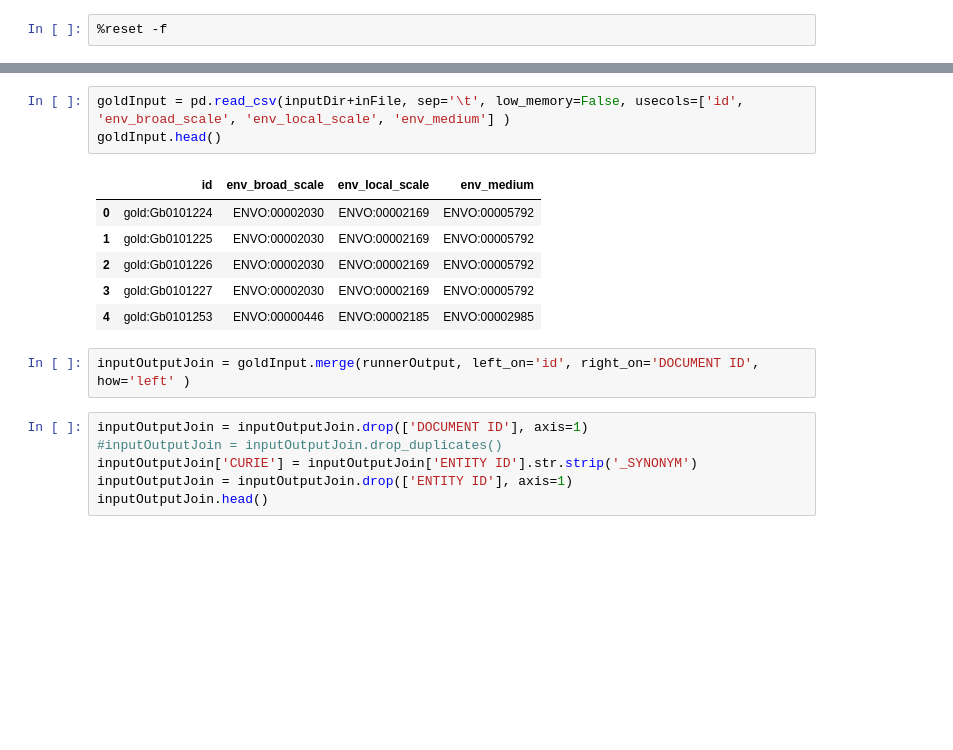
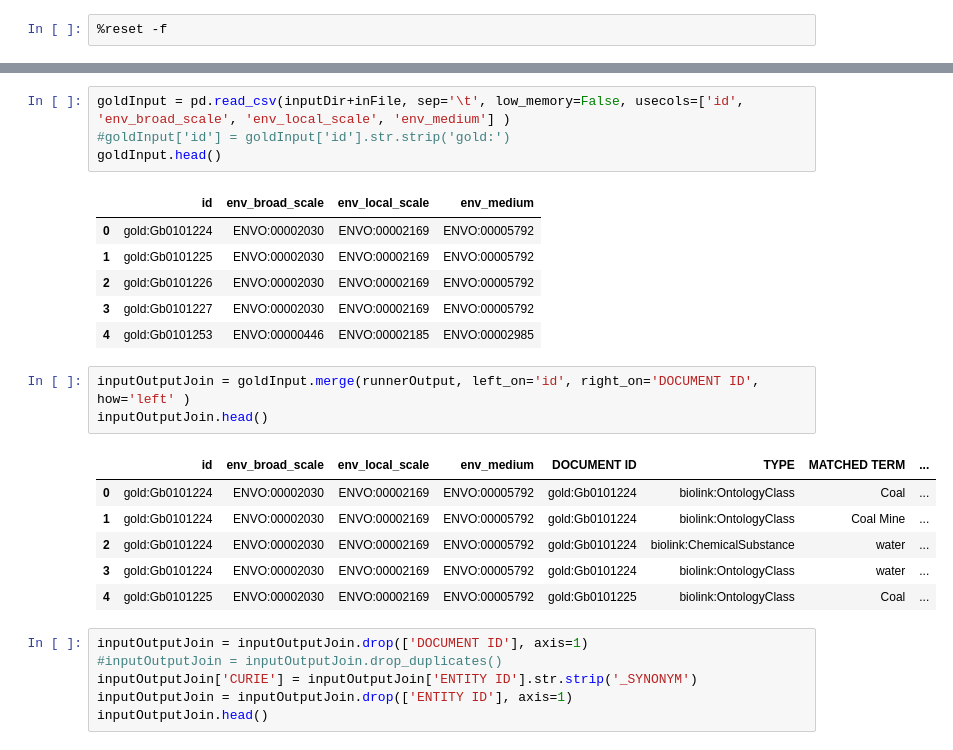
Before and after one commit to INCATools/biosample-analysis, a Jupyter notebook: src/notebooks/Gold database Analysis.ipynb, the cells around one changed output, grey strips where cells are left out. Cells and saved outputs as stored; diff of their text form; blank space fills up the shorter version.

```diff
--- a/src/notebooks/Gold database Analysis.ipynb
+++ b/src/notebooks/Gold database Analysis.ipynb
@@ -22,5 +99,6 @@ runnerOutput.head()
 # %%
 goldInput = pd.read_csv(inputDir+inFile, sep='\t', low_memory=False, usecols=['id', 'env_broad_scale', 'env_local_scale', 'env_medium'] )
+#goldInput['id'] = goldInput['id'].str.strip('gold:')
 goldInput.head()
 # %% [output]
 |  | id | env_broad_scale | env_local_scale | env_medium |
@@ -31,6 +109,14 @@ goldInput.head()
 | 4 | gold:Gb0101253 | ENVO:00000446 | ENVO:00002185 | ENVO:00002985 |
 # %%
 inputOutputJoin = goldInput.merge(runnerOutput, left_on='id', right_on='DOCUMENT ID', how='left' )
+inputOutputJoin.head()
+# %% [output]
+|  | id | env_broad_scale | env_local_scale | env_medium | DOCUMENT ID | TYPE | MATCHED TERM | ... |
+| 0 | gold:Gb0101224 | ENVO:00002030 | ENVO:00002169 | ENVO:00005792 | gold:Gb0101224 | biolink:OntologyClass | Coal | ... |
+| 1 | gold:Gb0101224 | ENVO:00002030 | ENVO:00002169 | ENVO:00005792 | gold:Gb0101224 | biolink:OntologyClass | Coal Mine | ... |
+| 2 | gold:Gb0101224 | ENVO:00002030 | ENVO:00002169 | ENVO:00005792 | gold:Gb0101224 | biolink:ChemicalSubstance | water | ... |
+| 3 | gold:Gb0101224 | ENVO:00002030 | ENVO:00002169 | ENVO:00005792 | gold:Gb0101224 | biolink:OntologyClass | water | ... |
+| 4 | gold:Gb0101225 | ENVO:00002030 | ENVO:00002169 | ENVO:00005792 | gold:Gb0101225 | biolink:OntologyClass | Coal | ... |
 # %%
 inputOutputJoin = inputOutputJoin.drop(['DOCUMENT ID'], axis=1)
 #inputOutputJoin = inputOutputJoin.drop_duplicates()
```
Also changed, not shown: parts of 17 cells of this notebook.
